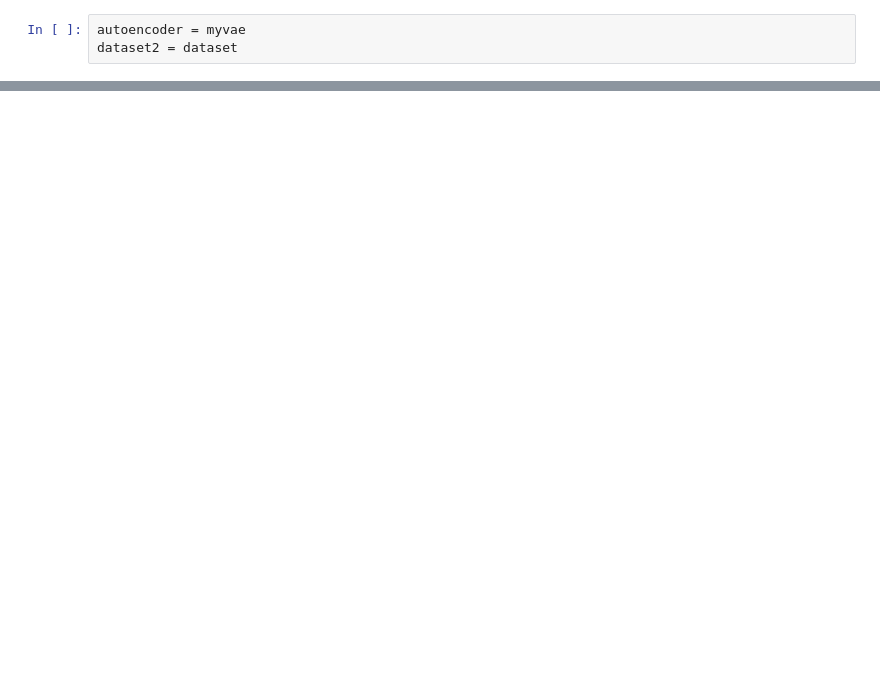
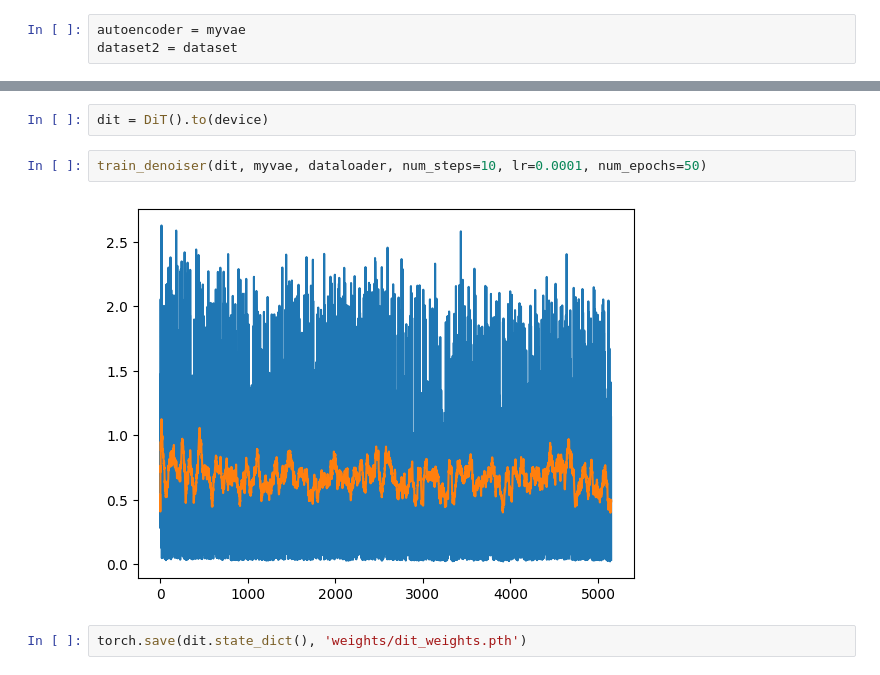
Before and after one commit to anm-ol/DreamLab, a Jupyter notebook: test.ipynb, the cells around one changed output, grey strips where cells are left out. Cells and saved outputs as stored; diff of their text form; blank space fills up the shorter version.

```diff
--- a/test.ipynb
+++ b/test.ipynb
@@ -38,0 +203,8 @@ torch.save(dataset, 'weights/datasetKL.pth')
+# %%
+dit = DiT().to(device)
+# %%
+train_denoiser(dit, myvae, dataloader, num_steps=10, lr=0.0001, num_epochs=50)
+# %% [output]
+[figure, added]
+# %%
+torch.save(dit.state_dict(), 'weights/dit_weights.pth')
```
Also changed, not shown: parts of 10 cells of this notebook, 8 other files.
